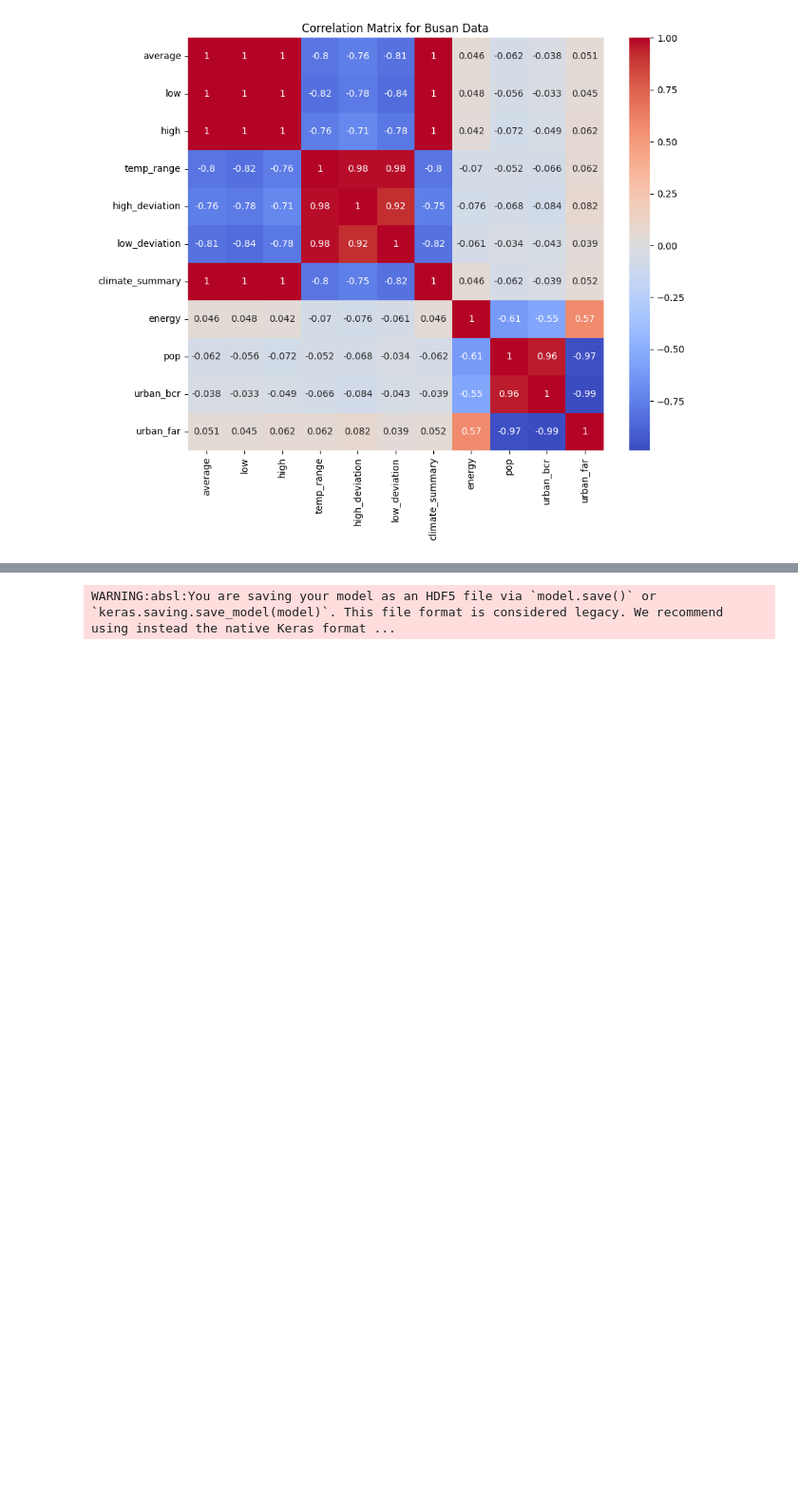
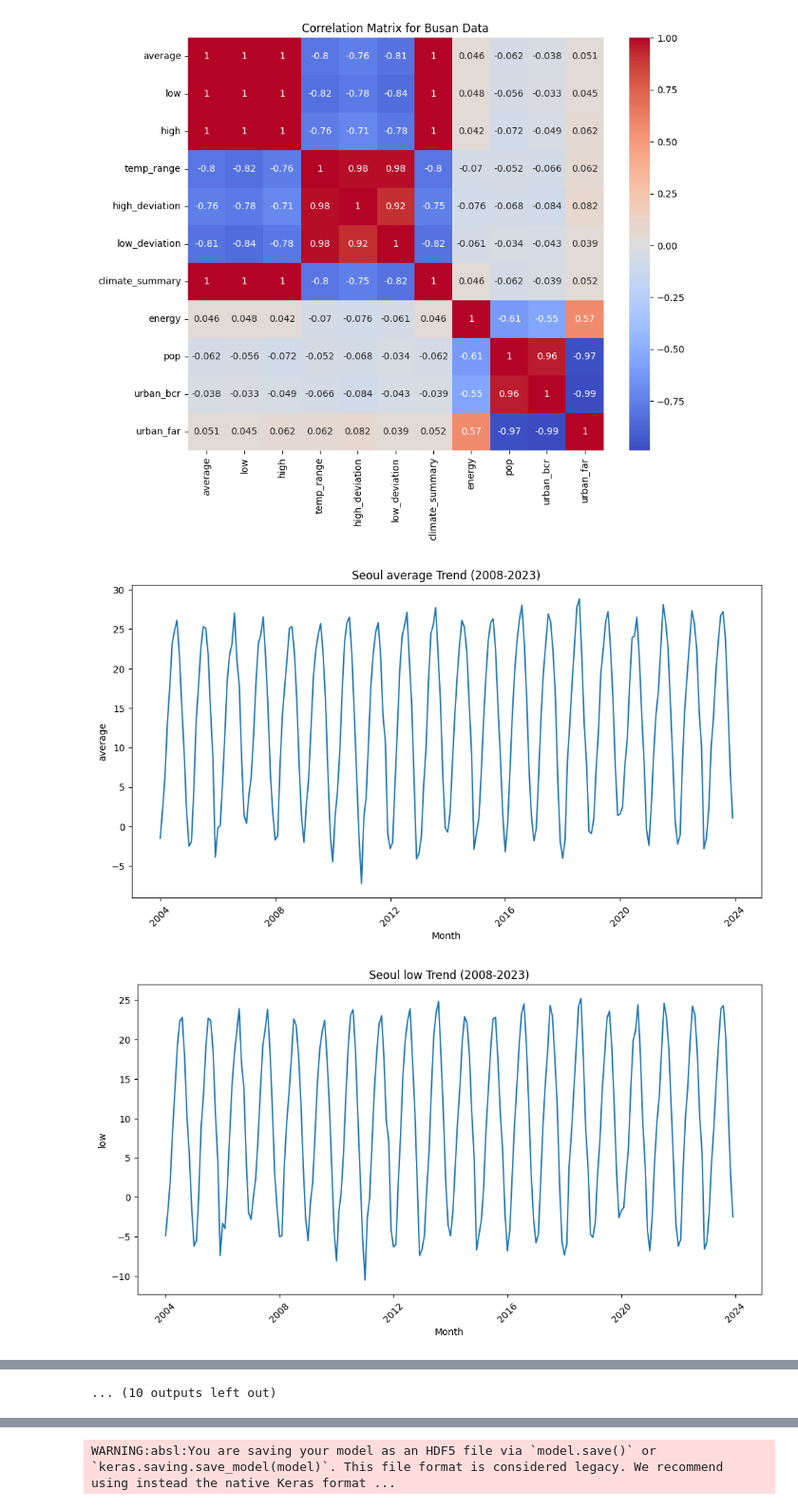
Before and after one commit to podobongbong/the_project, a Jupyter notebook: nov18_multi_var_2.ipynb, the cells around one changed output, grey strips where cells are left out. Shown at 95% size. Cells and saved outputs as stored; diff of their text form; code cells hidden in the pictures; blank space fills up the shorter version.

```diff
--- a/nov18_multi_var_2.ipynb
+++ b/nov18_multi_var_2.ipynb
@@ -99,3 +99,26 @@ urban_far          0
 dtype: int64
 [figure]
 [figure]
+# %%
+for column in seoul.columns:
+  if column not in ['ym', 'month']:  # Exclude 'ym' and 'month' columns
+    plt.figure(figsize=(12, 6))
+    plt.plot(seoul['ym'], seoul[column])
+    plt.xlabel('Month')
+    plt.ylabel(column)
+    plt.title(f'Seoul {column} Trend (2008-2023)')
+    plt.xticks(rotation=45)
+    plt.show()
+
+for column in busan.columns:
+  if column not in ['ym', 'month']:  # Exclude 'ym' and 'month' columns
+    plt.figure(figsize=(12, 6))
+    plt.plot(busan['ym'], busan[column])
+    plt.xlabel('Month')
+    plt.ylabel(column)
+    plt.title(f'Seoul {column} Trend (2008-2023)')
+    plt.xticks(rotation=45)
+    plt.show()
+# %% [output]
+[figure, added]
+[figure, added]
@@ -102,3 +135,4 @@ dtype: int64
+... (10 outputs left out)
 # %%
 seoul['ym'] = pd.to_datetime(seoul['ym'])
 busan['ym'] = pd.to_datetime(busan['ym'])
```
Also changed, not shown: parts of 10 cells of this notebook.
